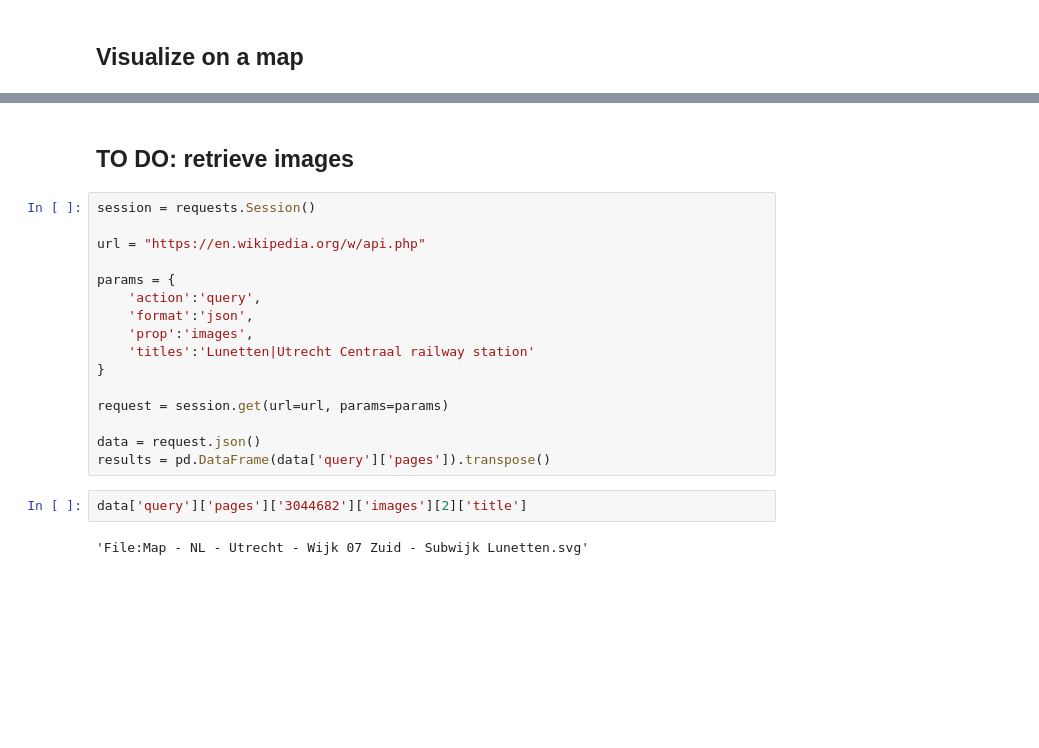
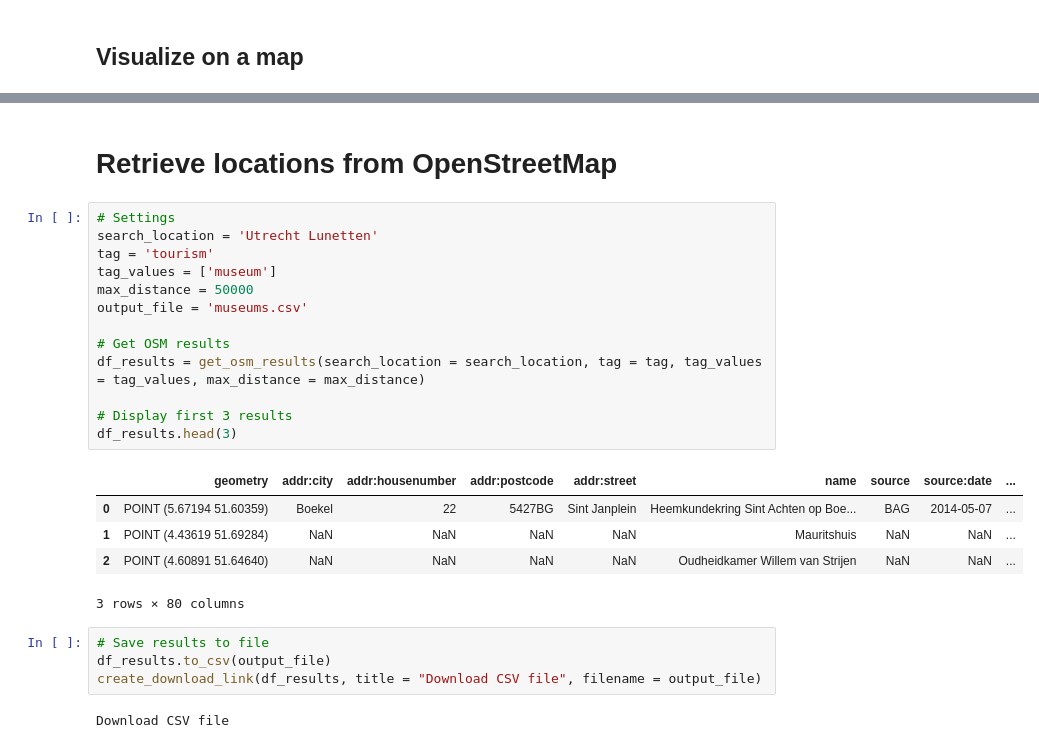
Before and after one commit to dljvandenberg/experiments, a Jupyter notebook: wikipedia-geosearch-python/wikipedia_geosearch.ipynb, the cells around one changed output, grey strips where cells are left out. Drawn from its saved outputs; the diff is of its cells as text; blank space fills up the shorter version.

Commit message:
[GEOSEARCH] Search OpenStreetMap using osmxtract

```diff
--- a/wikipedia-geosearch-python/wikipedia_geosearch.ipynb
+++ b/wikipedia-geosearch-python/wikipedia_geosearch.ipynb
@@ -160,25 +190,30 @@ df_wiki_locations.head()
 visualize_map(df_wiki_locations)
 # %% [output]
 [interactive output not drawn]
-# %% [markdown]
-## TO DO: retrieve images
-# %%
-session = requests.Session()
-
-url = "https://en.wikipedia.org/w/api.php"
-
-params = {
-    'action':'query',
-    'format':'json',
-    'prop':'images',
-    'titles':'Lunetten|Utrecht Centraal railway station'
-}
-
-request = session.get(url=url, params=params)
-
-data = request.json()
-results = pd.DataFrame(data['query']['pages']).transpose()
-# %%
-data['query']['pages']['3044682']['images'][2]['title']
-# %% [output]
-'File:Map - NL - Utrecht - Wijk 07 Zuid - Subwijk Lunetten.svg'
+# %% [markdown]
+# Retrieve locations from OpenStreetMap
+# %%
+# Settings
+search_location = 'Utrecht Lunetten'
+tag = 'tourism'
+tag_values = ['museum']
+max_distance = 50000
+output_file = 'museums.csv'
+
+# Get OSM results
+df_results = get_osm_results(search_location = search_location, tag = tag, tag_values = tag_values, max_distance = max_distance)
+
+# Display first 3 results
+df_results.head(3)
+# %% [output]
+|  | geometry | addr:city | addr:housenumber | addr:postcode | addr:street | name | source | source:date | ... |
+| 0 | POINT (5.67194 51.60359) | Boekel | 22 | 5427BG | Sint Janplein | Heemkundekring Sint Achten op Boe... | BAG | 2014-05-07 | ... |
+| 1 | POINT (4.43619 51.69284) | NaN | NaN | NaN | NaN | Mauritshuis | NaN | NaN | ... |
+| 2 | POINT (4.60891 51.64640) | NaN | NaN | NaN | NaN | Oudheidkamer Willem van Strijen | NaN | NaN | ... |
+3 rows × 80 columns
+# %%
+# Save results to file
+df_results.to_csv(output_file)
+create_download_link(df_results, title = "Download CSV file", filename = output_file)
+# %% [output]
+Download CSV file
```
Also changed, not shown: parts of 4 cells of this notebook, 1 other file.
